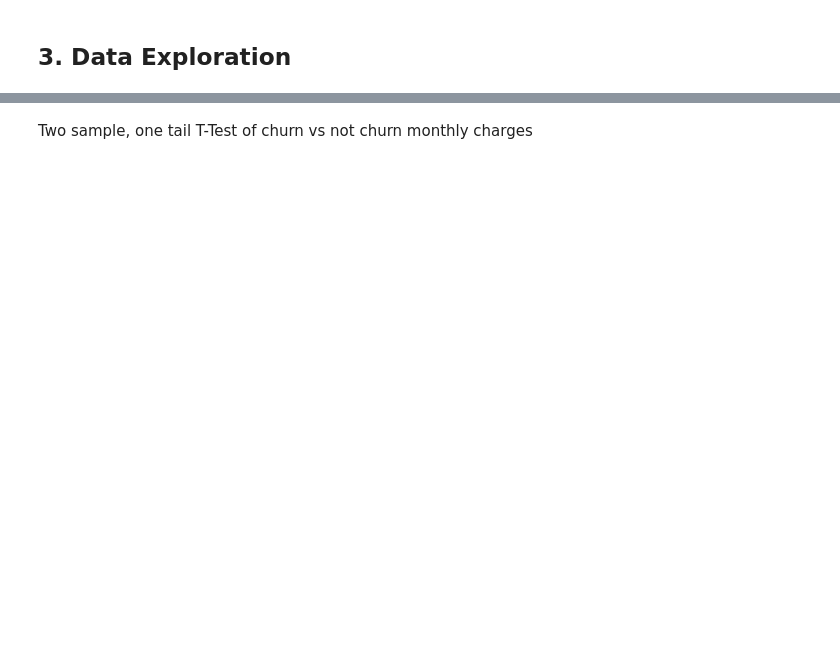
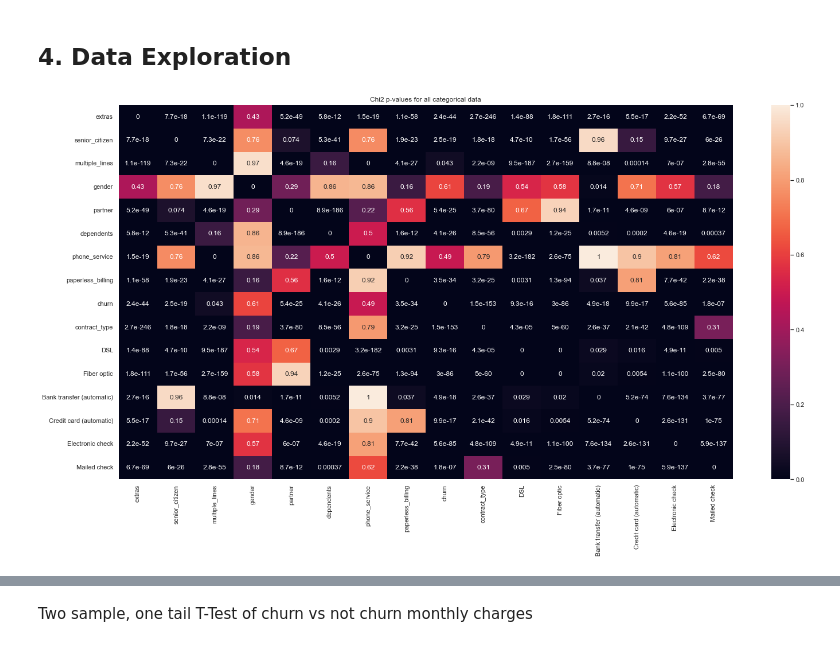
Before and after one commit to morgancross2/classification_project_telco, a Jupyter notebook: final_report.ipynb, the cells around one changed output, grey strips where cells are left out. Cells and saved outputs as stored; diff of their text form; code cells hidden in the pictures; blank space fills up the shorter version.

```diff
--- a/final_report.ipynb
+++ b/final_report.ipynb
@@ -65,2 +146,24 @@ train = train.drop(columns=['online_security', 'online_backup', 'device_protecti
 # %% [markdown]
-## 3. Data Exploration
+## 4. Data Exploration
+# %%
+# Create lists of the numerical features and the categorical features
+nums = ['monthly_charges', 'total_charges']
+cats = ['extras','senior_citizen', 'multiple_lines', 'gender', 'partner', 'dependents', 'phone_service','paperless_billing','churn','contract_type','DSL', 'Fiber optic', 'Bank transfer (automatic)','Credit card (automatic)','Electronic check','Mailed check']
+# %%
+# Check out if each of the categorical functions has an associate with the other categorical features.
+c = []
+for col in cats:
+    d = []
+    for spot in cats:
+        alpha = 0.05
+        o = pd.crosstab(train[col], train[spot])
+        chi2, p, dof, e = stats.chi2_contingency(o)
+        d.append(p)
+    c.append(d)
+c = pd.DataFrame(c)
+plt.figure(figsize=(24,12))
+sns.heatmap(c, xticklabels=cats, yticklabels=cats, annot=True, fmt='.2g')
+plt.title('Chi2 p-values for all categorical data')
+plt.show()
+# %% [output]
+[figure, added]
```
Also changed, not shown: parts of 73 cells of this notebook, 2 other files.
